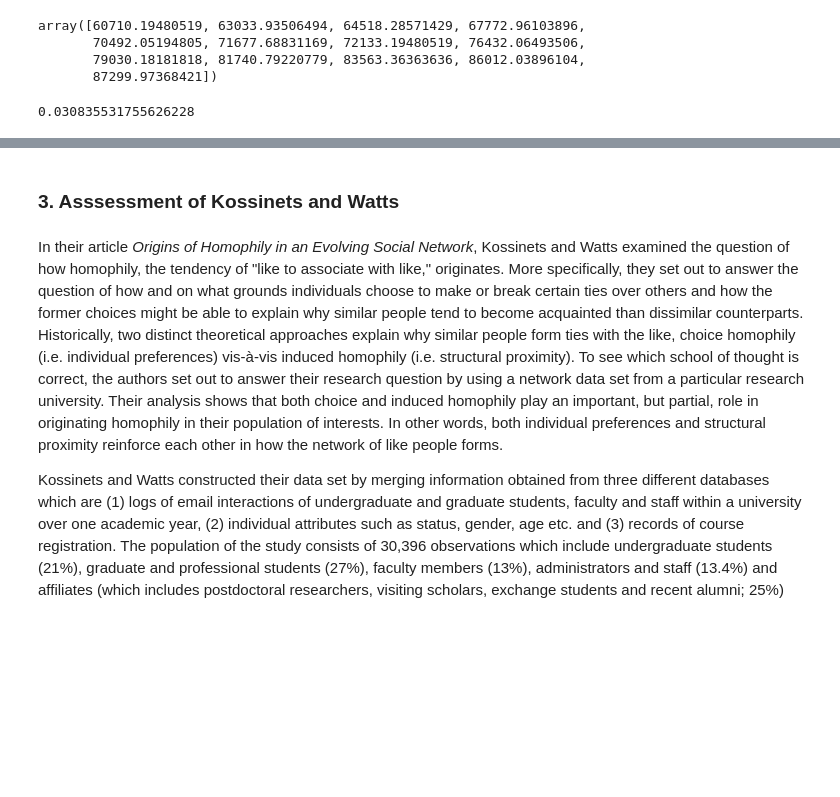
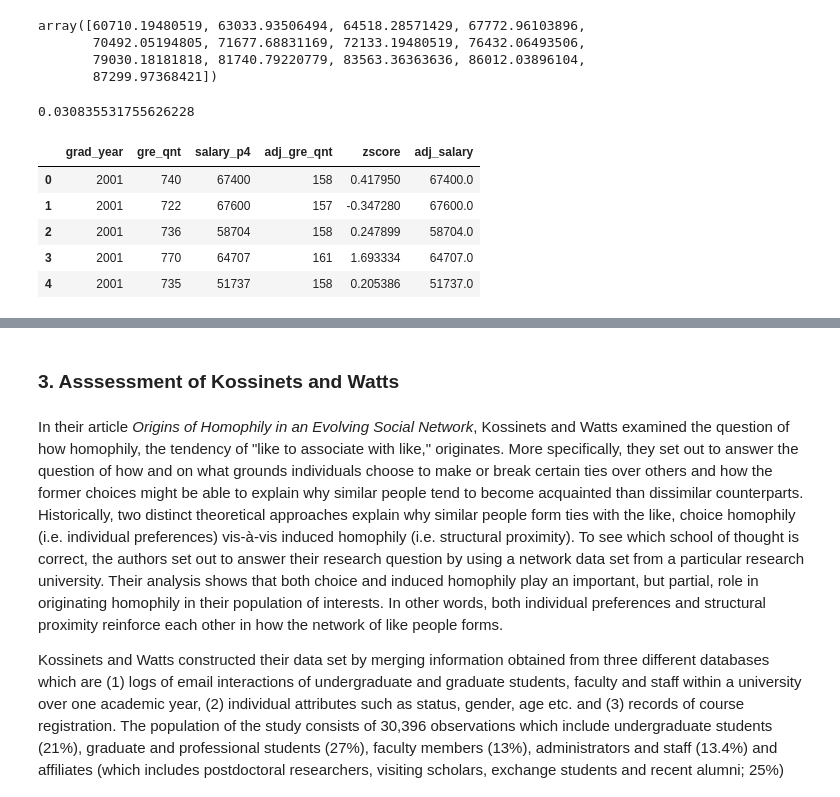
Before and after one commit to UC-MACSS/persp-analysis_A18, a Jupyter notebook: Assignments/A2/Sanittawan_Nikki_Tan_Assignment2.ipynb, the cells around one changed output, grey strips where cells are left out. Saved outputs shown, nothing was run; the diff lists cells and outputs as text; code cells hidden in the pictures; blank space fills up the shorter version.

```diff
--- a/Assignments/A2/Sanittawan_Nikki_Tan_Assignment2.ipynb
+++ b/Assignments/A2/Sanittawan_Nikki_Tan_Assignment2.ipynb
@@ -760,0 +763,9 @@ avg_growth_rate
+# %%
+income_intel.head()
+# %% [output]
+|  | grad_year | gre_qnt | salary_p4 | adj_gre_qnt | zscore | adj_salary |
+| 0 | 2001 | 740 | 67400 | 158 | 0.417950 | 67400.0 |
+| 1 | 2001 | 722 | 67600 | 157 | -0.347280 | 67600.0 |
+| 2 | 2001 | 736 | 58704 | 158 | 0.247899 | 58704.0 |
+| 3 | 2001 | 770 | 64707 | 161 | 1.693334 | 64707.0 |
+| 4 | 2001 | 735 | 51737 | 158 | 0.205386 | 51737.0 |
```
Also changed, not shown: parts of 12 cells of this notebook.
